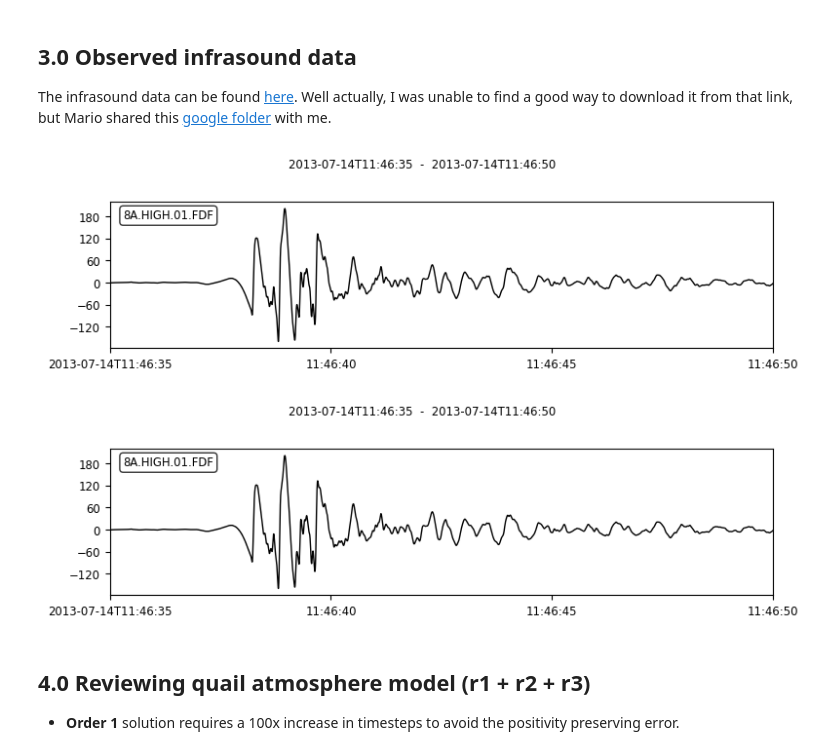
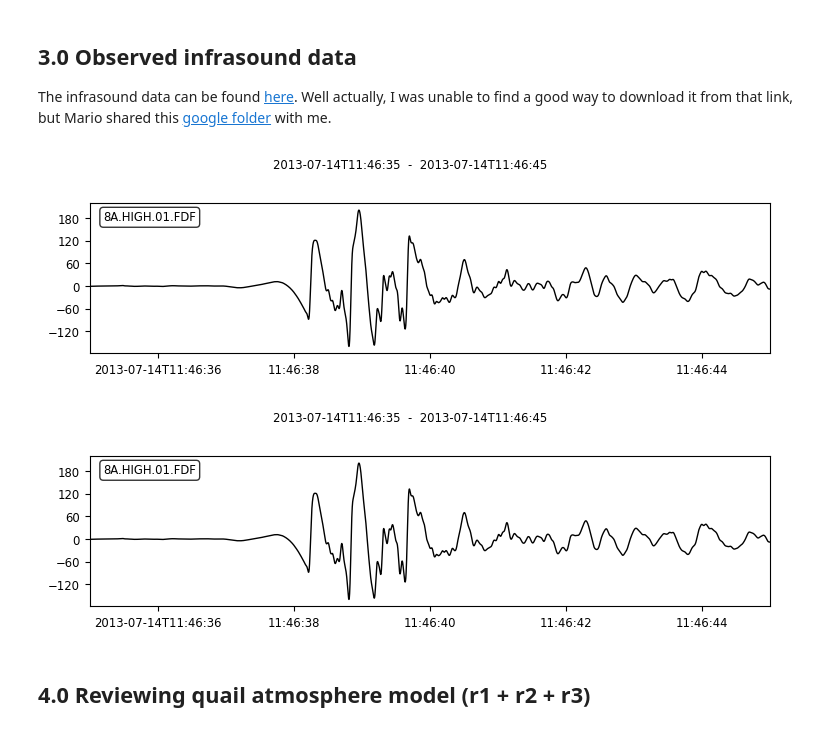
Before and after one commit to paxtonsc/volcano-sims, a Jupyter notebook: notebooks/2025.05.05.experiments.ipynb, the cells around one changed output. Cells and saved outputs as stored; diff of their text form; code cells hidden in the pictures.

```diff
--- a/notebooks/2025.05.05.experiments.ipynb
+++ b/notebooks/2025.05.05.experiments.ipynb
@@ -229,34 +283,32 @@ The infrasound data can be found [here](https://agupubs.onlinelibrary.wiley.com/
 # %%
 import matplotlib.pyplot as plt
 import numpy as np
 
 import obspy
 from obspy import read, Stream, UTCDateTime
 from obspy.io.mseed.util import get_record_information
 
 file_path = "/Users/paxton/git/volcano_sims/infrasound_data/8A.HIGH.2013-07-14.mseed"
 
 st = read(file_path)
 
 tr0 = st[0]
 tr0_filtered = tr0.copy()
 
 freqmin = 1
 freqmax = 20
 tr0_filtered.filter("bandpass", freqmin=freqmin, freqmax=freqmax, corners=4, zerophase=True)
 
 tr0_filtered.data = tr0_filtered.data * 1.589e-6 /  23e-6
 
 t1 = UTCDateTime("2013-07-14T11:46:35")
-t2 = UTCDateTime("2013-07-14T11:46:50")
+t2 = UTCDateTime("2013-07-14T11:46:45")
 
 tr0_filtered.trim(t1, t2)
 
 tr0_filtered.plot()
 # %% [output]
-[figure, old version]
+[figure, new version]
-[figure, old version]
+[figure, new version]
 # %% [markdown]
 ## 4.0 Reviewing quail atmosphere model (r1 + r2 + r3)
-
-- **Order 1** solution requires a 100x increase in timesteps to avoid the positivity preserving error.
```
Also changed, not shown: parts of 24 cells of this notebook, 11 other files.
